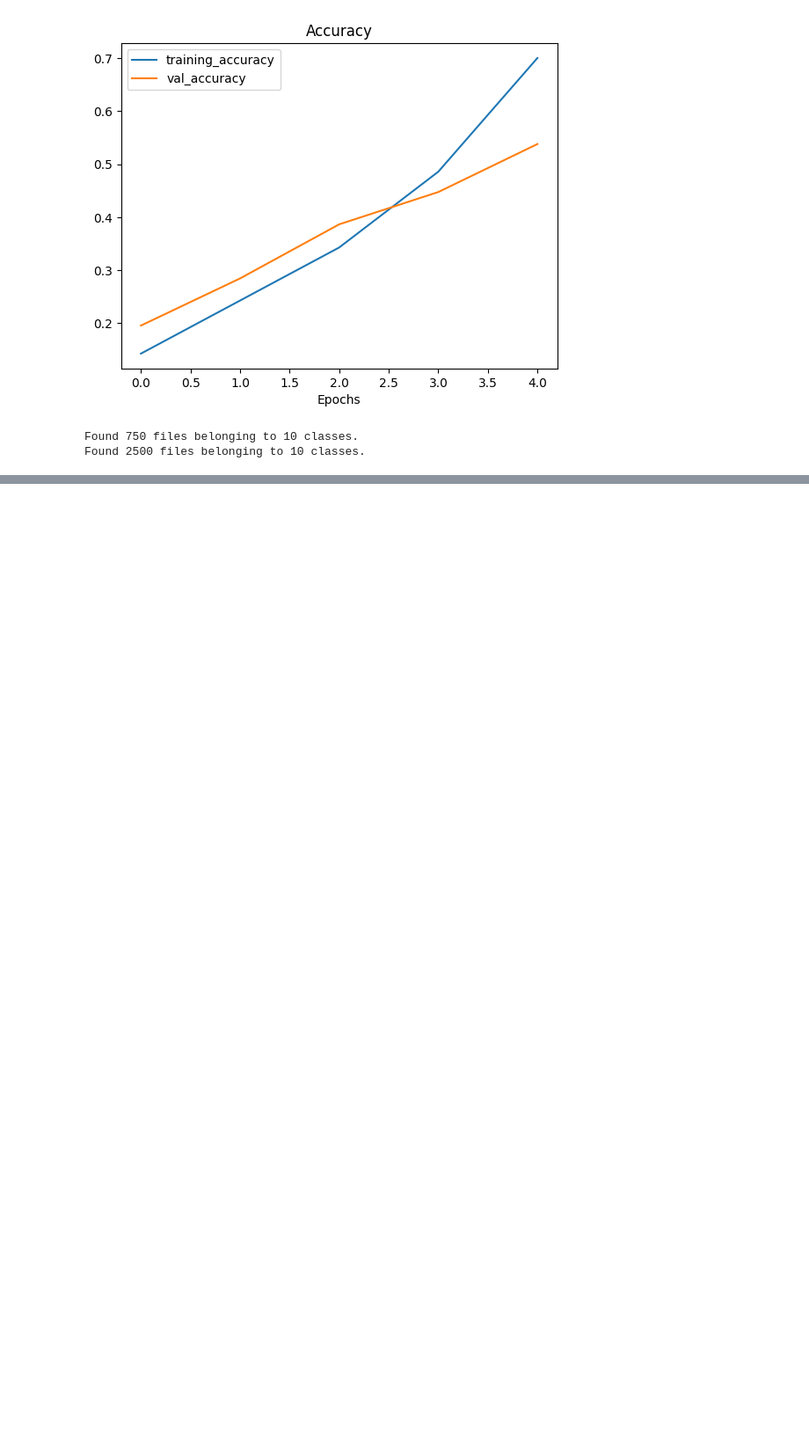
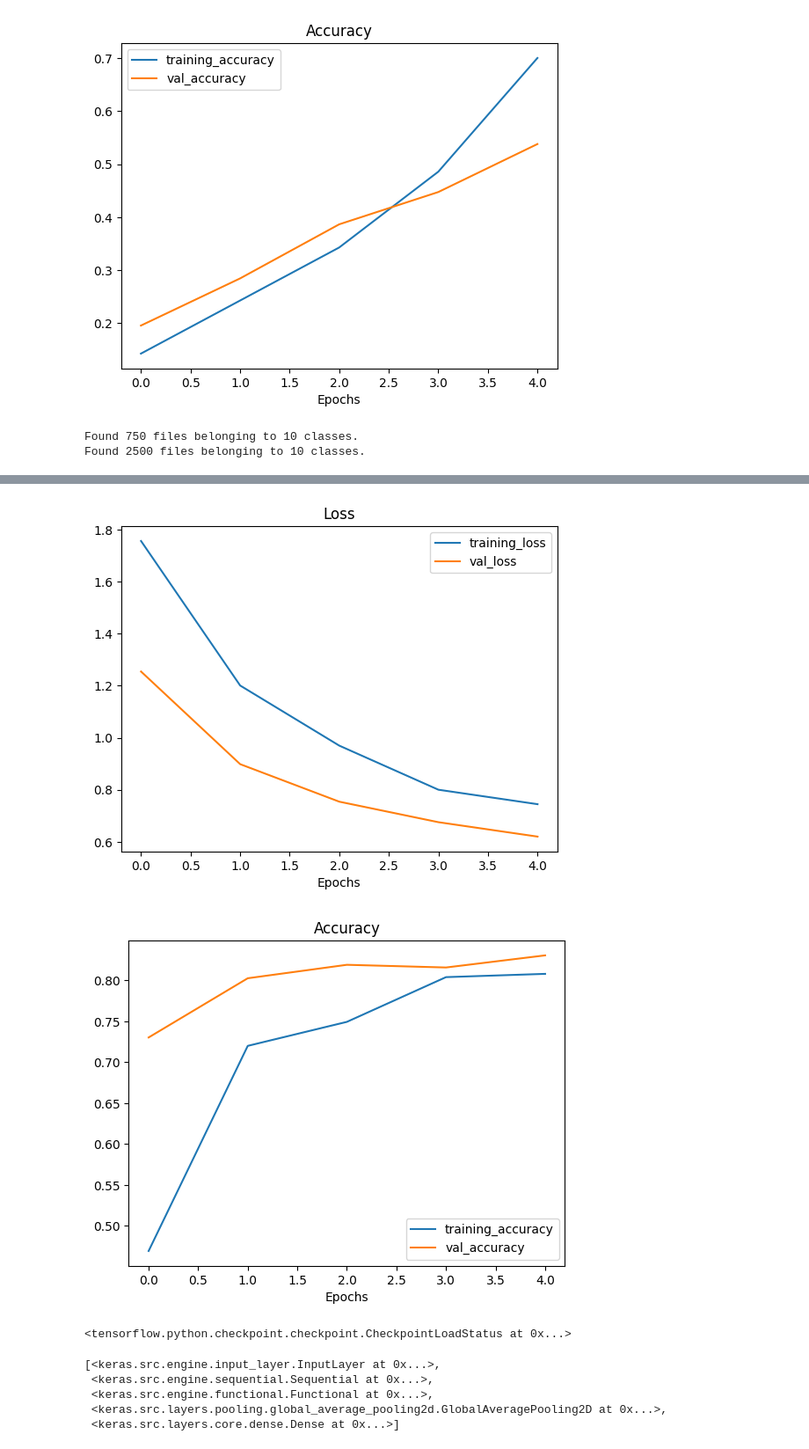
Before and after one commit to farukemrekaraca/ztm-tensorflow-machinelearning-deeplearning, a Jupyter notebook: 05_transfer_learning_in_tensorflow_part_2_fine_tuning.ipynb, the cells around one changed output, grey strips where cells are left out. Shown at 88% size. Cells and saved outputs as stored; diff of their text form; code cells hidden in the pictures; blank space fills up the shorter version.

```diff
--- a/05_transfer_learning_in_tensorflow_part_2_fine_tuning.ipynb
+++ b/05_transfer_learning_in_tensorflow_part_2_fine_tuning.ipynb
@@ -403,7 +399,18 @@ checkpoint_callback =
+# %%
+checkpoint_path = "ten_percent_model_checkpoints_weights/checkpoint.ckpt"
+
+checkpoint_callback = tf.keras.callbacks.ModelCheckpoint(filepath=checkpoint_path,
+                                                         save_weights_only=True,
+                                                         save_best_only=False,
+                                                         save_freq="epoch",
+                                                         verbose=1)
 # %%
-model_2.fit(train_data_10_percent,
-            epochs=5,
-            steps_per_epoch=len(train_data_10_percent),
-            validation_data=test_data,
-            validation_steps=int(0.25 * len(test_data)),
-            callbacks=[create_tensorboard_callback()])
+initial_epochs = 5
+
+history_10_percent_data_aug = model_2.fit(train_data_10_percent,
+                                          epochs=initial_epochs,
+                                          validation_data=test_data,
+                                          validation_steps=int(0.25 * len(test_data)),
+                                          callbacks=[create_tensorboard_callback(dir_name="transfer_learning",
+                                                                                experiment_name="1_percent_data_aug"),
+                                                     checkpoint_callback])
@@ -409,0 +434,5 @@ model_2.fit(train_data_10_percent,
+# %%
+plot_loss_curves(history_10_percent_data_aug)
+# %% [output]
+[figure, added]
+[figure, added]
@@ -409,0 +441,4 @@ model_2.fit(train_data_10_percent,
+# %%
+model_2.load_weights(checkpoint_path)
+# %% [output]
+<tensorflow.python.checkpoint.checkpoint.CheckpointLoadStatus at 0x...>
@@ -409,0 +450,8 @@ model_2.fit(train_data_10_percent,
+# %%
+model_2.layers
+# %% [output]
+[<keras.src.engine.input_layer.InputLayer at 0x...>,
+ <keras.src.engine.sequential.Sequential at 0x...>,
+ <keras.src.engine.functional.Functional at 0x...>,
+ <keras.src.layers.pooling.global_average_pooling2d.GlobalAveragePooling2D at 0x...>,
+ <keras.src.layers.core.dense.Dense at 0x...>]
```
Also changed, not shown: parts of 10 cells of this notebook.
